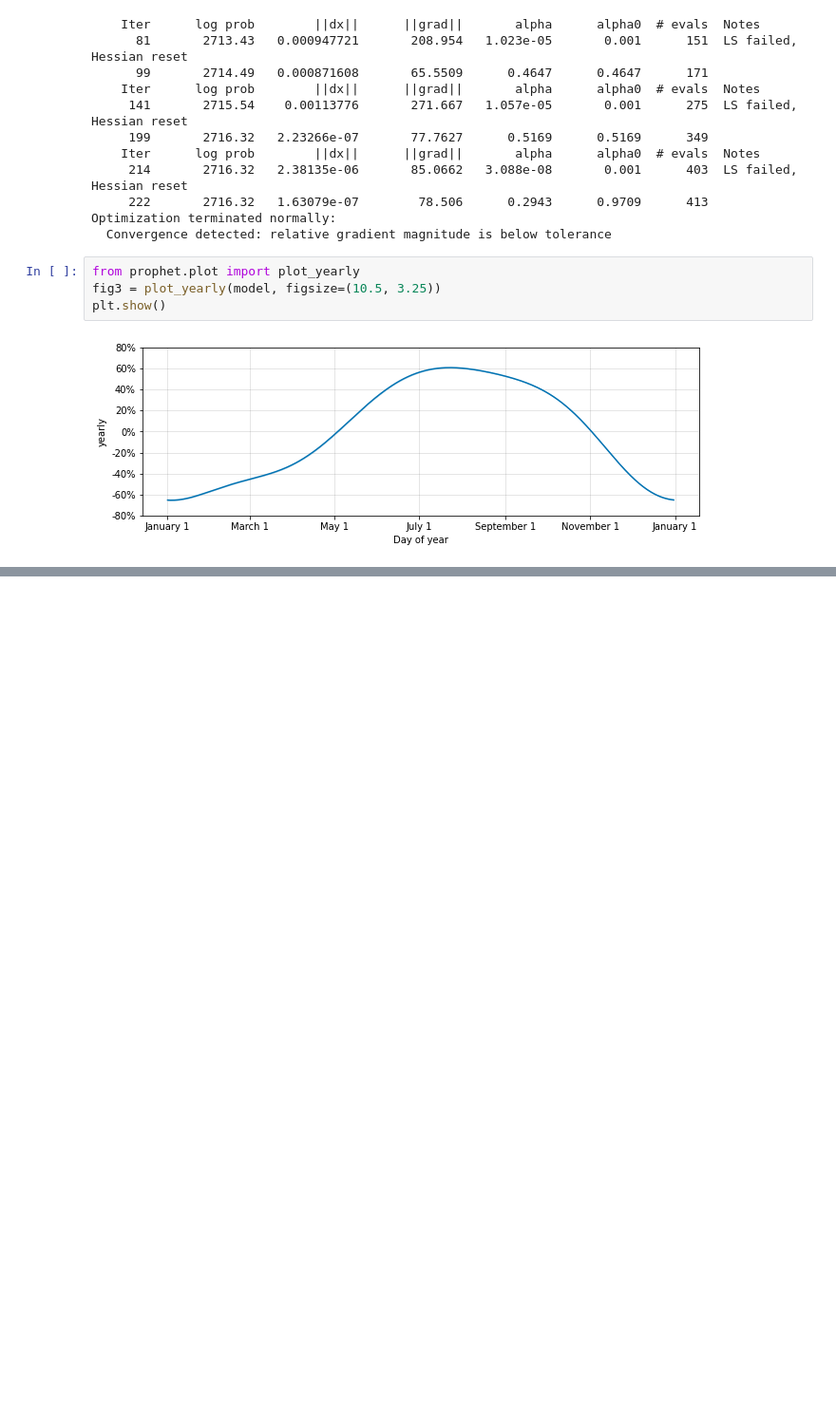
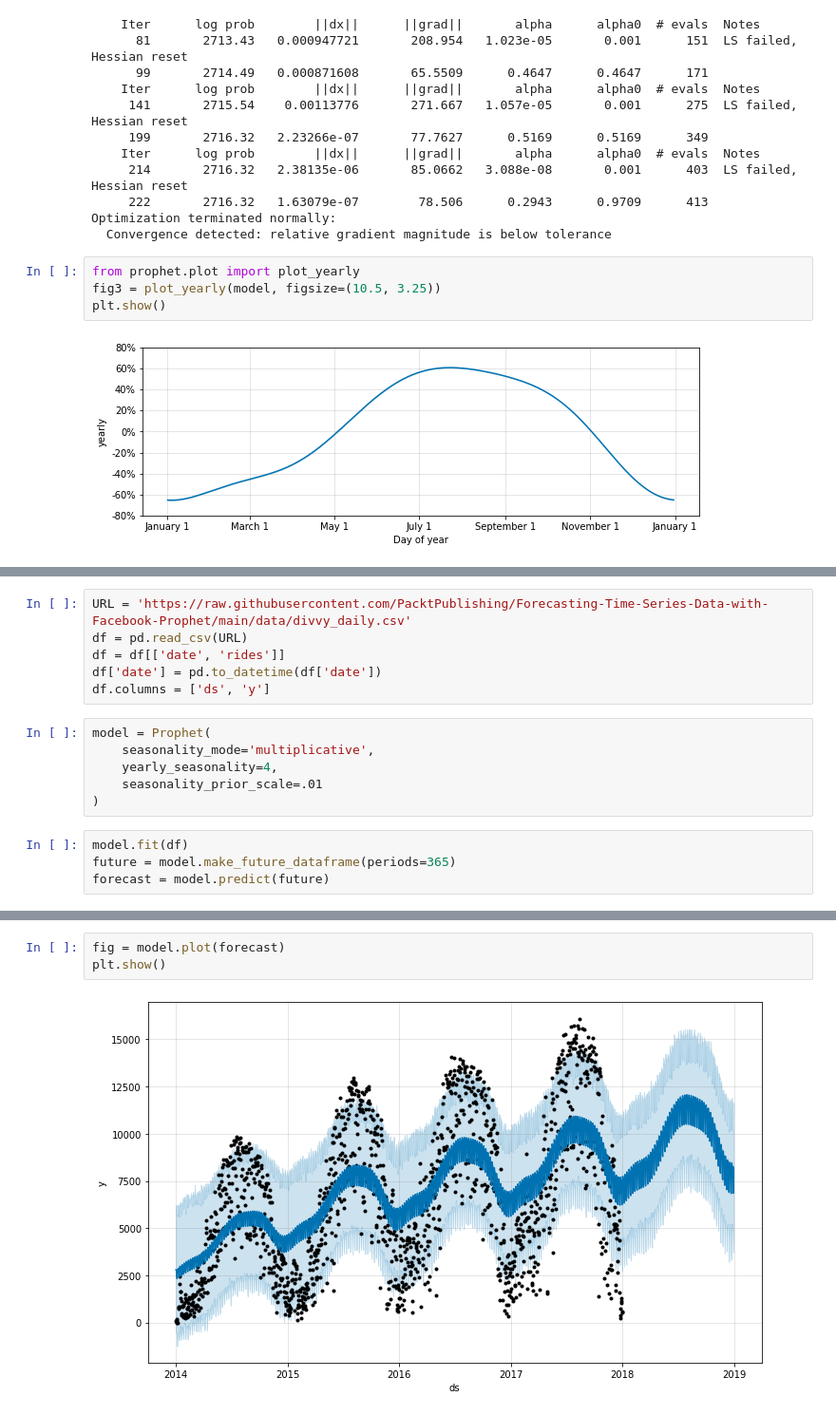
Before and after one commit to caiosainvallio/time-series, a Jupyter notebook: prophet/03_seasonality.ipynb, the cells around one changed output, grey strips where cells are left out. Shown: that part at 95% size. Saved outputs shown, nothing was run; the diff lists cells and outputs as text; blank space fills up the shorter version.

```diff
--- a/prophet/03_seasonality.ipynb
+++ b/prophet/03_seasonality.ipynb
@@ -133,0 +269,16 @@ plt.show()
+# %%
+URL = 'https://raw.githubusercontent.com/PacktPublishing/Forecasting-Time-Series-Data-with-Facebook-Prophet/main/data/divvy_daily.csv'
+df = pd.read_csv(URL)
+df = df[['date', 'rides']]
+df['date'] = pd.to_datetime(df['date'])
+df.columns = ['ds', 'y']
+# %%
+model = Prophet(
+    seasonality_mode='multiplicative',
+    yearly_seasonality=4,
+    seasonality_prior_scale=.01
+)
+# %%
+model.fit(df)
+future = model.make_future_dataframe(periods=365)
+forecast = model.predict(future)
@@ -133,0 +295,5 @@ plt.show()
+# %%
+fig = model.plot(forecast)
+plt.show()
+# %% [output]
+[figure, added]
```
Also changed, not shown: parts of 17 cells of this notebook.
